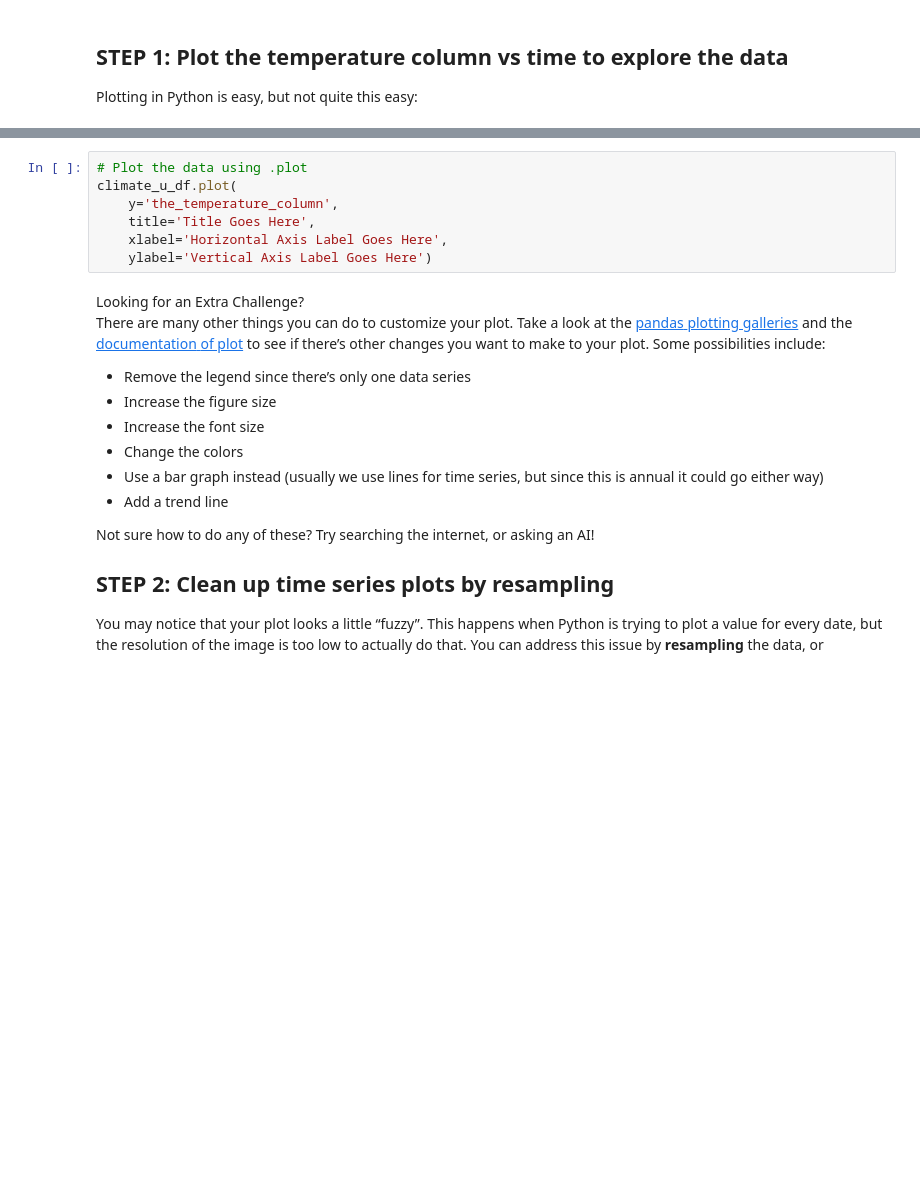
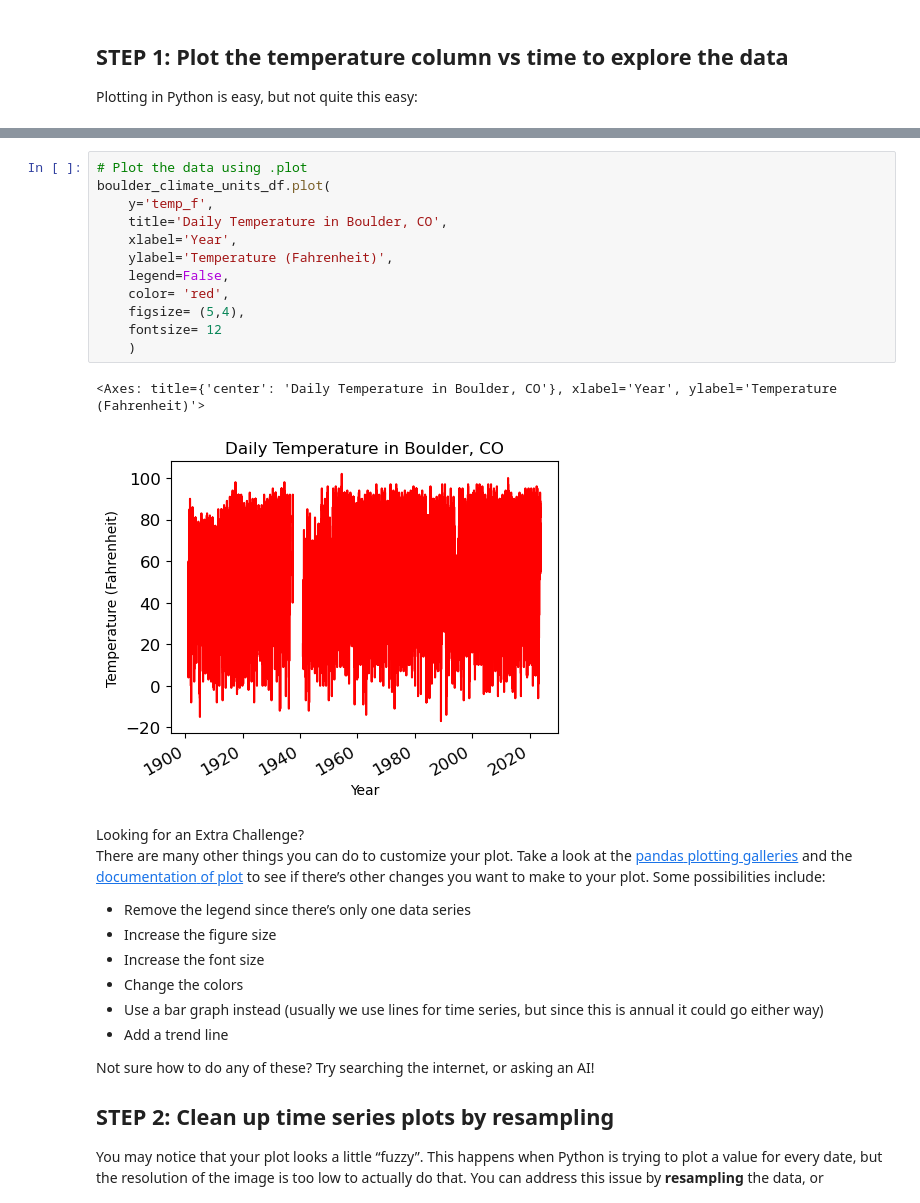
Before and after one commit to earthlab-education/02-climate-rainihelmstadter, a Jupyter notebook: Climate-Coding-Challenge_Part-4.ipynb, the cells around one changed output, grey strips where cells are left out. Saved outputs shown, nothing was run; the diff lists cells and outputs as text; blank space fills up the shorter version.

```diff
--- a/Climate-Coding-Challenge_Part-4.ipynb
+++ b/Climate-Coding-Challenge_Part-4.ipynb
@@ -58,11 +61,19 @@ height</li>
 > names in the sample code (eg `y='temperature'`).
 # %%
 # Plot the data using .plot
-climate_u_df.plot(
-    y='the_temperature_column',
-    title='Title Goes Here',
-    xlabel='Horizontal Axis Label Goes Here',
-    ylabel='Vertical Axis Label Goes Here')
+boulder_climate_units_df.plot(
+    y='temp_f',
+    title='Daily Temperature in Boulder, CO',
+    xlabel='Year',
+    ylabel='Temperature (Fahrenheit)',
+    legend=False,
+    color= 'red',
+    figsize= (5,4),
+    fontsize= 12
+    )
+# %% [output]
+<Axes: title={'center': 'Daily Temperature in Boulder, CO'}, xlabel='Year', ylabel='Temperature (Fahrenheit)'>
+[figure, added]
 # %% [markdown]
 <link rel="stylesheet" type="text/css" href="./assets/styles.css"><div class="callout callout-style-default callout-titled callout-extra"><div class="callout-header"><div class="callout-icon-container"><i class="callout-icon"></i></div><div class="callout-title-container flex-fill">Looking for an Extra Challenge?</div></div><div class="callout-body-container callout-body"><p>There are many other things you can do to customize your plot. Take a
 look at the <a
```
Also changed, not shown: parts of 2 cells of this notebook, 1 other file.
